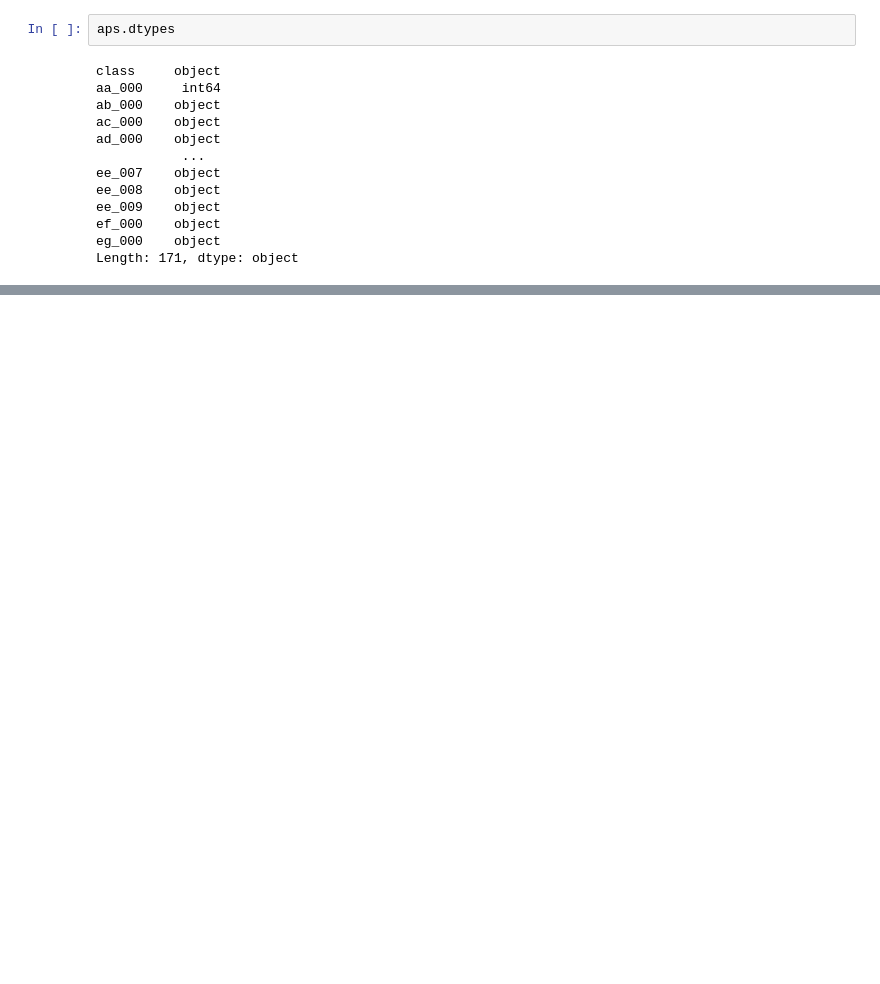
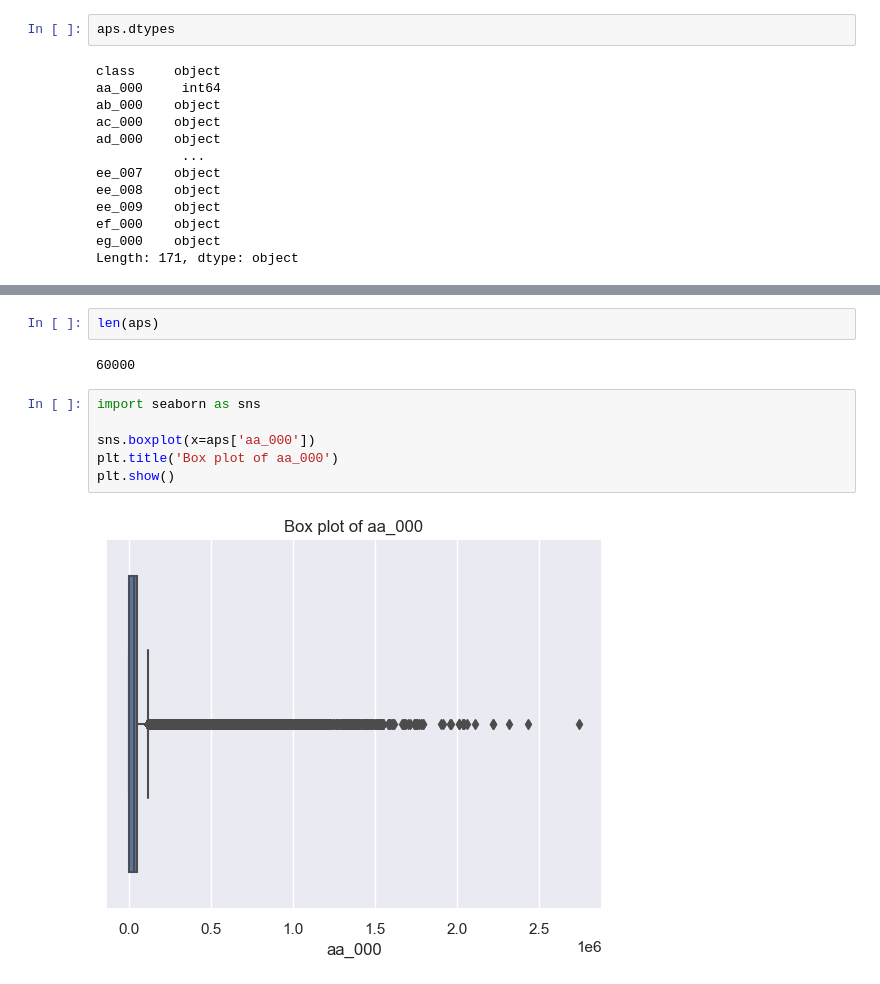
Before and after one commit to FedericoAriton99/CA-1-Data-Preparation, a Jupyter notebook: CA 1 Python.ipynb, the cells around one changed output, grey strips where cells are left out. Cells and saved outputs as stored; diff of their text form; blank space fills up the shorter version.

Commit message:
Boxplot and histograms

```diff
--- a/CA 1 Python.ipynb
+++ b/CA 1 Python.ipynb
@@ -65,0 +78,12 @@ aps.describe()
+# %%
+len(aps)
+# %% [output]
+60000
+# %%
+import seaborn as sns
+
+sns.boxplot(x=aps['aa_000'])
+plt.title('Box plot of aa_000')
+plt.show()
+# %% [output]
+[figure, added]
```
Also changed, not shown: parts of 5 cells of this notebook.
